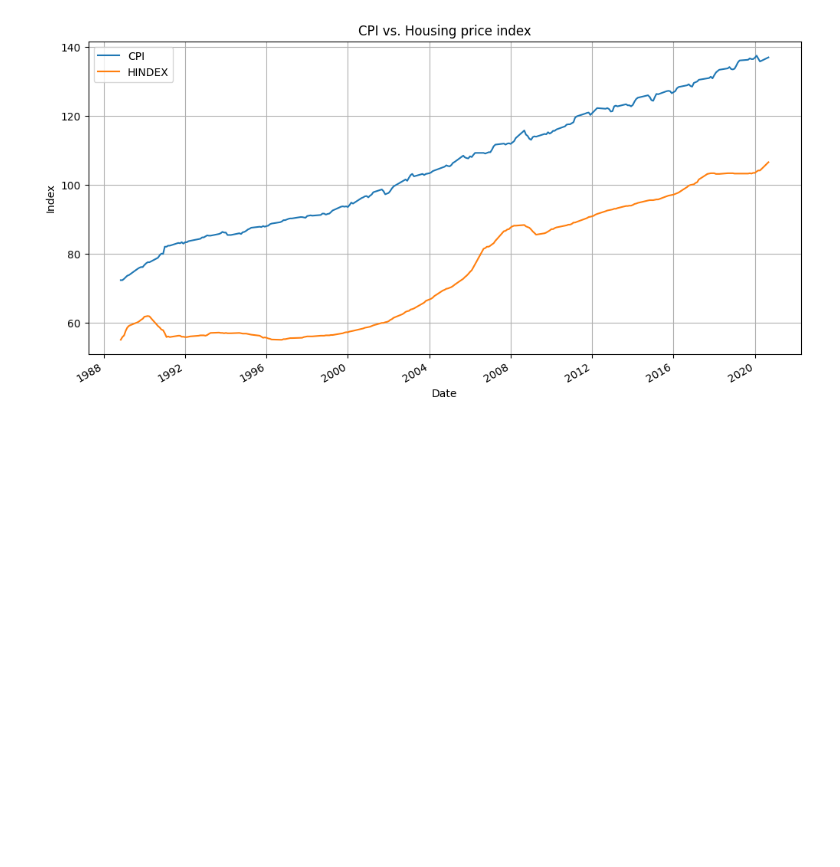
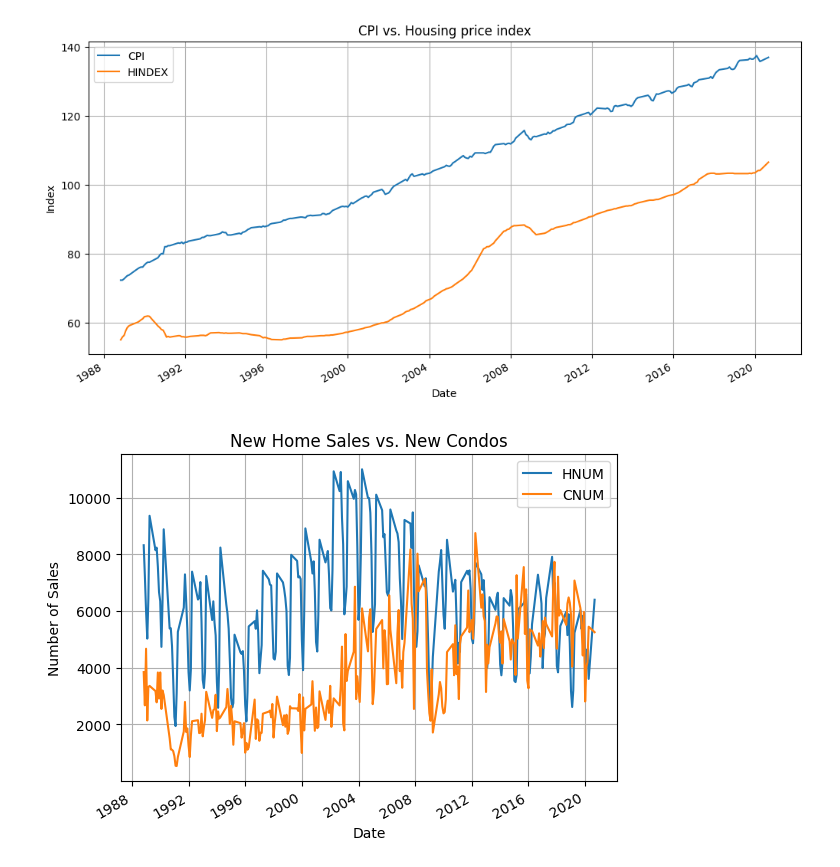
Before and after one commit to Winston8885/econproject, a Jupyter notebook: page.ipynb, the cells around one changed output. Cells and saved outputs as stored; diff of their text form; code cells hidden in the pictures; blank space fills up the shorter version.

```diff
--- a/page.ipynb
+++ b/page.ipynb
@@ -76,3 +76,12 @@ plt.grid(True)
 plt.show()
 # %% [output]
 [figure]
+# %%
+df.plot(x='REF_DATE', y=['HNUM','CNUM'],)
+plt.title('New Home Sales vs. New Condos')
+plt.xlabel('Date')
+plt.ylabel('Number of Sales')
+plt.grid(True)
+plt.show()
+# %% [output]
+[figure, added]
```
Also changed, not shown: parts of 1 cell of this notebook.
